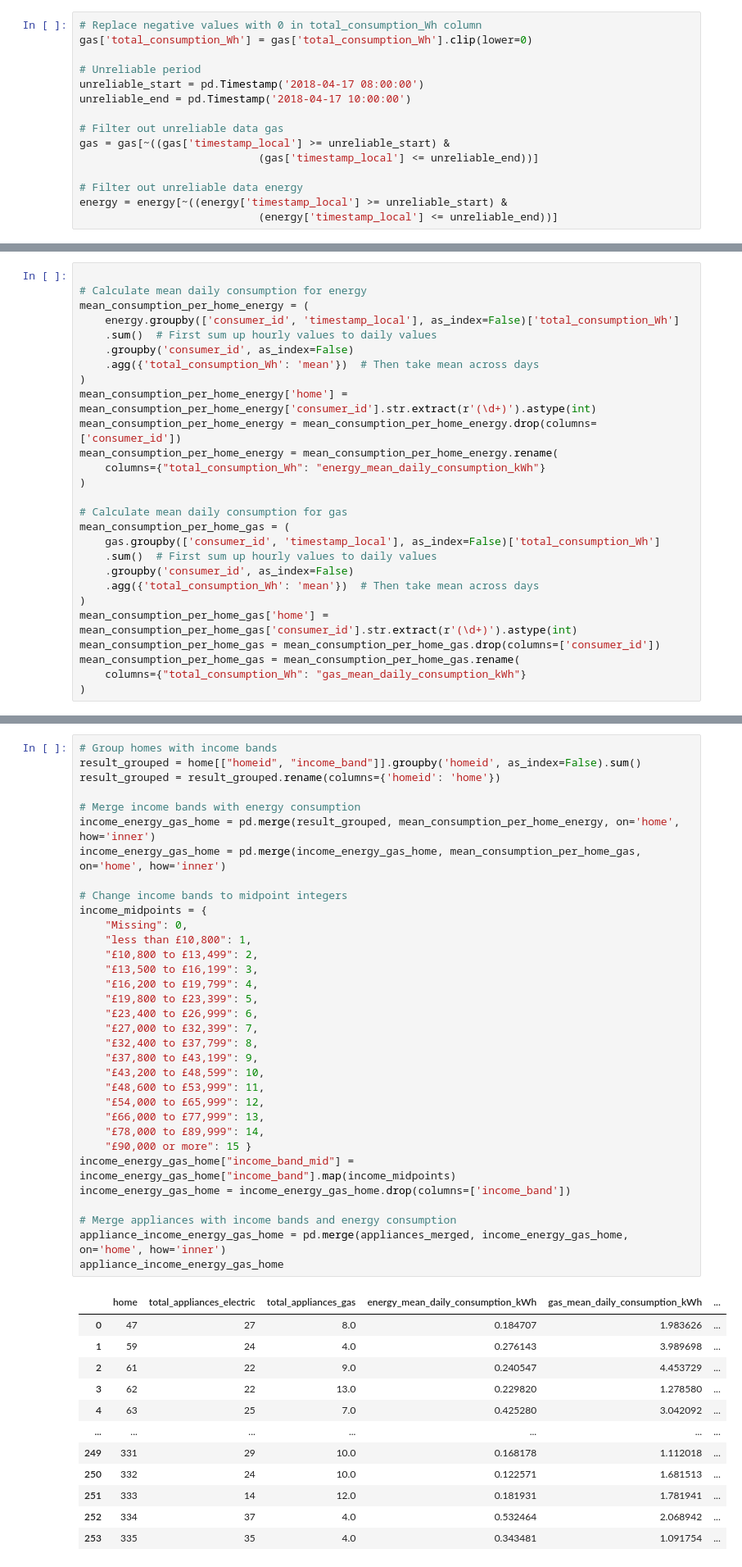
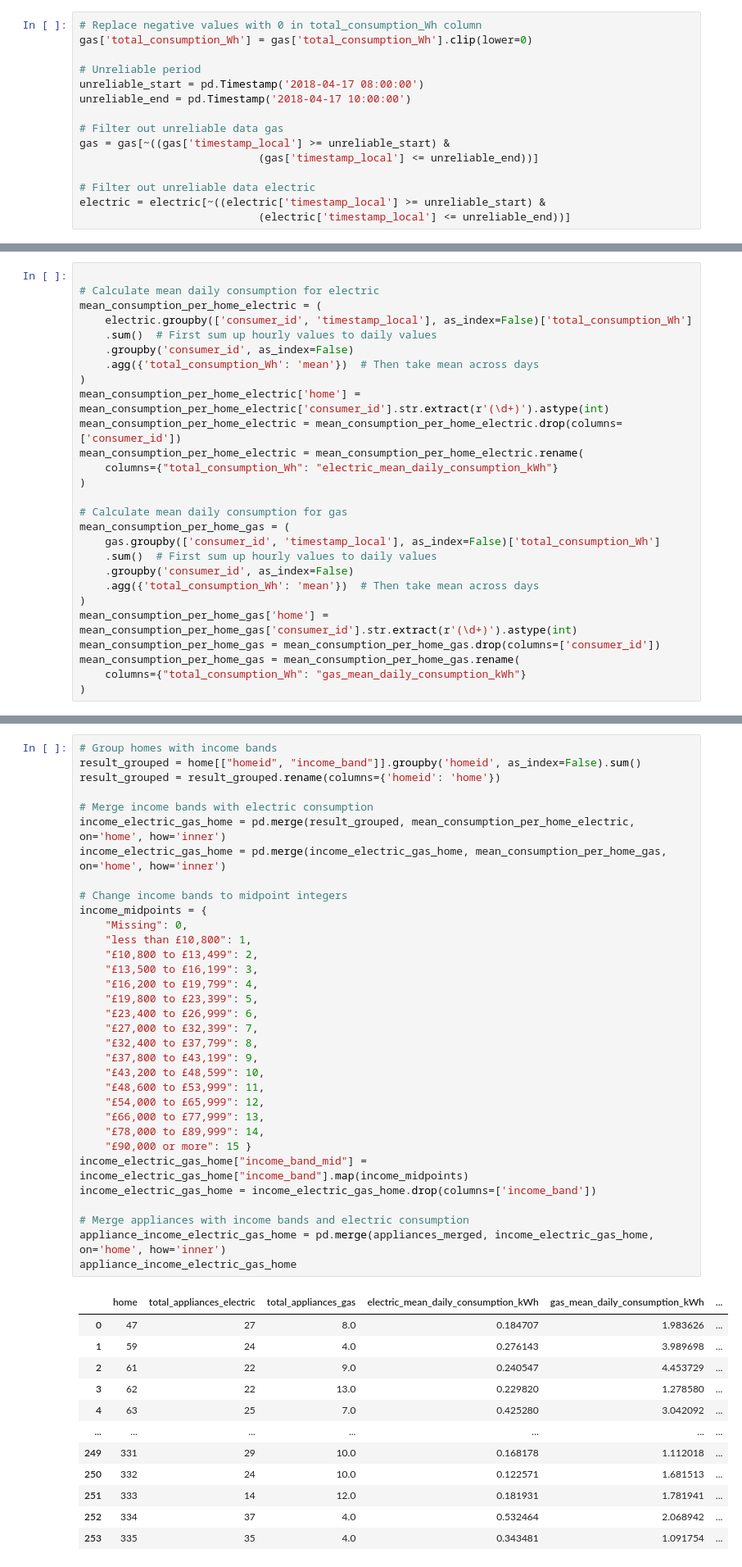
Before and after one commit to sudo-Oliver/Predictive-Analytics-Private, a Jupyter notebook: notebooks/KMeansClustering.ipynb, the cells around one changed output, grey strips where cells are left out. Shown at 82% size. Drawn from its saved outputs; the diff is of its cells as text.

```diff
--- a/notebooks/KMeansClustering.ipynb
+++ b/notebooks/KMeansClustering.ipynb
@@ -98,6 +101,6 @@ unreliable_end = pd.Timestamp('2018-04-17 10:00:00')
 gas = gas[~((gas['timestamp_local'] >= unreliable_start) &
                             (gas['timestamp_local'] <= unreliable_end))]
 
-# Filter out unreliable data energy
-energy = energy[~((energy['timestamp_local'] >= unreliable_start) &
-                            (energy['timestamp_local'] <= unreliable_end))]
+# Filter out unreliable data electric
+electric = electric[~((electric['timestamp_local'] >= unreliable_start) &
+                            (electric['timestamp_local'] <= unreliable_end))]
@@ -106,16 +113,16 @@ energy = energy[~((energy['timestamp_local'] >= unreliable_start) &
 # %%
 
-# Calculate mean daily consumption for energy
-mean_consumption_per_home_energy = (
-    energy.groupby(['consumer_id', 'timestamp_local'], as_index=False)['total_consumption_Wh']
+# Calculate mean daily consumption for electric
+mean_consumption_per_home_electric = (
+    electric.groupby(['consumer_id', 'timestamp_local'], as_index=False)['total_consumption_Wh']
     .sum()  # First sum up hourly values to daily values
     .groupby('consumer_id', as_index=False)
     .agg({'total_consumption_Wh': 'mean'})  # Then take mean across days
 )
-mean_consumption_per_home_energy['home'] = mean_consumption_per_home_energy['consumer_id'].str.extract(r'(\d+)').astype(int)
-mean_consumption_per_home_energy = mean_consumption_per_home_energy.drop(columns=['consumer_id'])
-mean_consumption_per_home_energy = mean_consumption_per_home_energy.rename(
-    columns={"total_consumption_Wh": "energy_mean_daily_consumption_kWh"}
+mean_consumption_per_home_electric['home'] = mean_consumption_per_home_electric['consumer_id'].str.extract(r'(\d+)').astype(int)
+mean_consumption_per_home_electric = mean_consumption_per_home_electric.drop(columns=['consumer_id'])
+mean_consumption_per_home_electric = mean_consumption_per_home_electric.rename(
+    columns={"total_consumption_Wh": "electric_mean_daily_consumption_kWh"}
 )
 
 # Calculate mean daily consumption for gas
@@ -184,38 +186,38 @@ appliances_merged.astype(int)
 # %%
 # Group homes with income bands
 result_grouped = home[["homeid", "income_band"]].groupby('homeid', as_index=False).sum()
 result_grouped = result_grouped.rename(columns={'homeid': 'home'})
 
-# Merge income bands with energy consumption
-income_energy_gas_home = pd.merge(result_grouped, mean_consumption_per_home_energy, on='home', how='inner')
-income_energy_gas_home = pd.merge(income_energy_gas_home, mean_consumption_per_home_gas, on='home', how='inner')
+# Merge income bands with electric consumption
+income_electric_gas_home = pd.merge(result_grouped, mean_consumption_per_home_electric, on='home', how='inner')
+income_electric_gas_home = pd.merge(income_electric_gas_home, mean_consumption_per_home_gas, on='home', how='inner')
 
 # Change income bands to midpoint integers
 income_midpoints = {
     "Missing": 0,
     "less than £10,800": 1,
     "£10,800 to £13,499": 2,
     "£13,500 to £16,199": 3,
     "£16,200 to £19,799": 4,
     "£19,800 to £23,399": 5,
     "£23,400 to £26,999": 6,
     "£27,000 to £32,399": 7,
     "£32,400 to £37,799": 8,
     "£37,800 to £43,199": 9,
     "£43,200 to £48,599": 10,
     "£48,600 to £53,999": 11,
     "£54,000 to £65,999": 12,
     "£66,000 to £77,999": 13,
     "£78,000 to £89,999": 14,
     "£90,000 or more": 15 }
-income_energy_gas_home["income_band_mid"] = income_energy_gas_home["income_band"].map(income_midpoints)
-income_energy_gas_home = income_energy_gas_home.drop(columns=['income_band'])
+income_electric_gas_home["income_band_mid"] = income_electric_gas_home["income_band"].map(income_midpoints)
+income_electric_gas_home = income_electric_gas_home.drop(columns=['income_band'])
 
-# Merge appliances with income bands and energy consumption
-appliance_income_energy_gas_home = pd.merge(appliances_merged, income_energy_gas_home, on='home', how='inner')
-appliance_income_energy_gas_home
+# Merge appliances with income bands and electric consumption
+appliance_income_electric_gas_home = pd.merge(appliances_merged, income_electric_gas_home, on='home', how='inner')
+appliance_income_electric_gas_home
 # %% [output]
-|  | home | total_appliances_electric | total_appliances_gas | energy_mean_daily_consumption_kWh | gas_mean_daily_consumption_kWh | ... |
+|  | home | total_appliances_electric | total_appliances_gas | electric_mean_daily_consumption_kWh | gas_mean_daily_consumption_kWh | ... |
 | 0 | 47 | 27 | 8.0 | 0.184707 | 1.983626 | ... |
 | 1 | 59 | 24 | 4.0 | 0.276143 | 3.989698 | ... |
 | 2 | 61 | 22 | 9.0 | 0.240547 | 4.453729 | ... |
```
Also changed, not shown: parts of 20 cells of this notebook.
